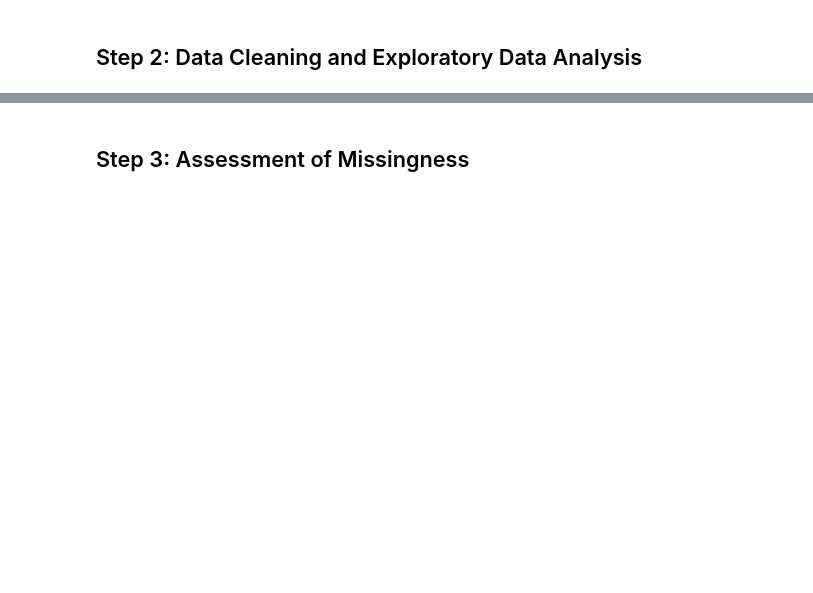
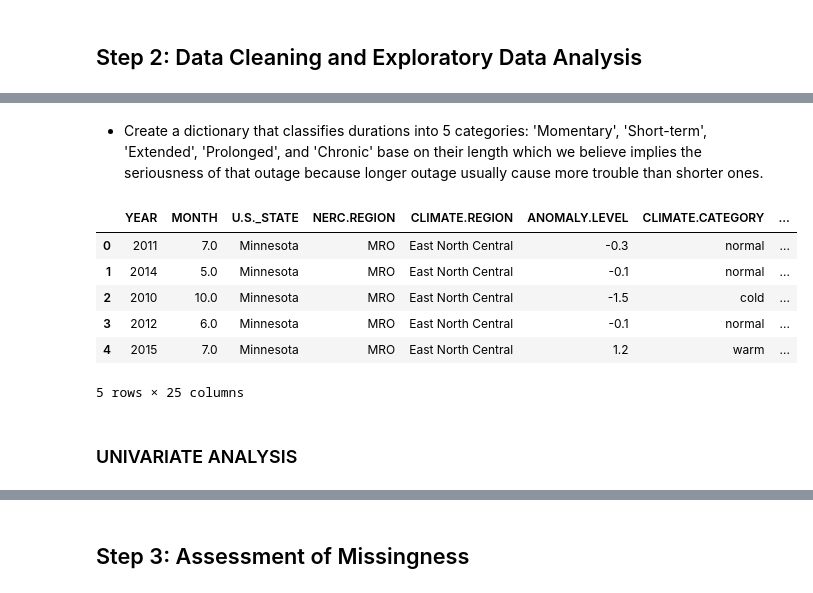
Before and after one commit to tzheng846/Power_Outage_Analysis, a Jupyter notebook: project04/template.ipynb, the cells around one changed output, grey strips where cells are left out. Cells and saved outputs as stored; diff of their text form; code cells hidden in the pictures; blank space fills up the shorter version.

```diff
--- a/project04/template.ipynb
+++ b/project04/template.ipynb
@@ -158,0 +88,2 @@ fig8.show()
+# %% [markdown]
+- Create a dictionary that classifies durations into 5 categories: 'Momentary', 'Short-term', 'Extended', 'Prolonged', and 'Chronic' base on their length which we believe implies the seriousness of that outage because longer outage usually cause more trouble than shorter ones.
@@ -158,0 +99,12 @@ fig8.show()
+# %%
+outage.head()
+# %% [output]
+|  | YEAR | MONTH | U.S._STATE | NERC.REGION | CLIMATE.REGION | ANOMALY.LEVEL | CLIMATE.CATEGORY | ... |
+| 0 | 2011 | 7.0 | Minnesota | MRO | East North Central | -0.3 | normal | ... |
+| 1 | 2014 | 5.0 | Minnesota | MRO | East North Central | -0.1 | normal | ... |
+| 2 | 2010 | 10.0 | Minnesota | MRO | East North Central | -1.5 | cold | ... |
+| 3 | 2012 | 6.0 | Minnesota | MRO | East North Central | -0.1 | normal | ... |
+| 4 | 2015 | 7.0 | Minnesota | MRO | East North Central | 1.2 | warm | ... |
+5 rows × 25 columns
+# %% [markdown]
+### UNIVARIATE ANALYSIS
```
Also changed, not shown: parts of 121 cells of this notebook, 2 other files.
